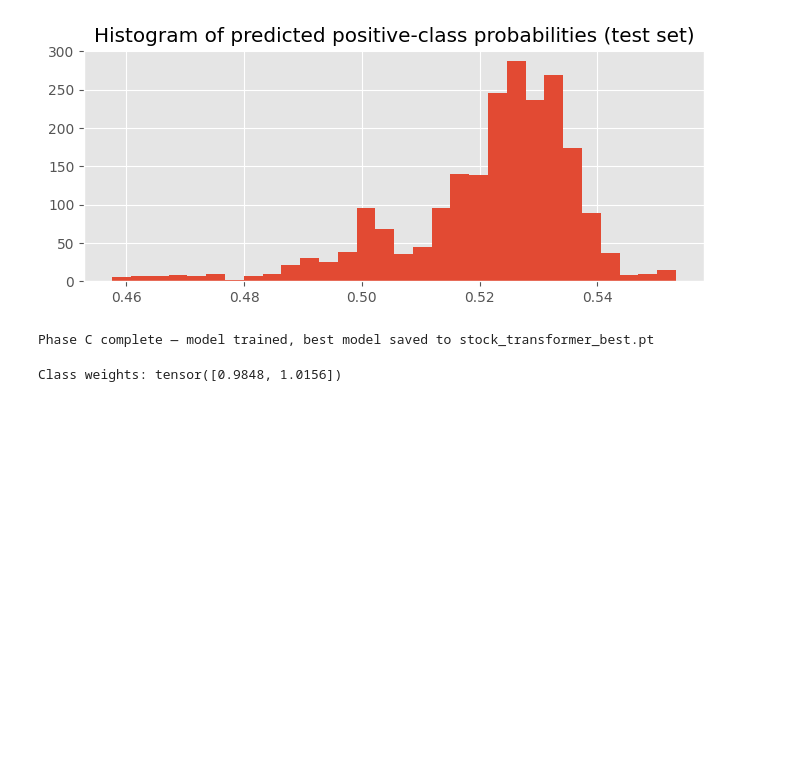
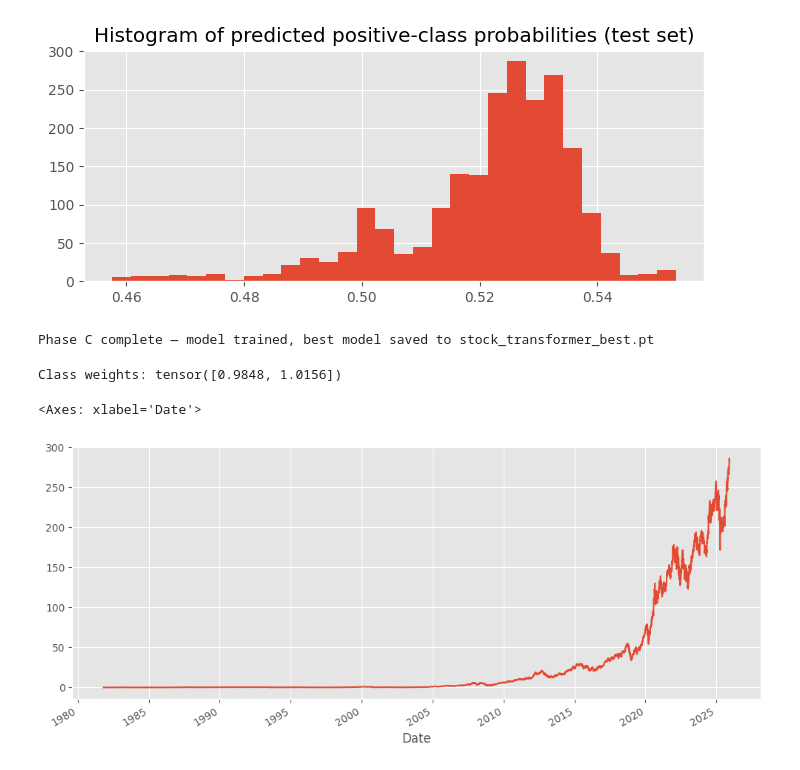
Before and after one commit to etjpk/Winter_Project, a Jupyter notebook: 01_data_explore.ipynb.ipynb, the cells around one changed output. Drawn from its saved outputs; the diff is of its cells as text; code cells hidden in the pictures; blank space fills up the shorter version.

```diff
--- a/01_data_explore.ipynb.ipynb
+++ b/01_data_explore.ipynb.ipynb
@@ -2584,3 +2584,9 @@ class_weights = torch.tensor(class_weights, dtype=torch.float32).to(device)
 print("Class weights:", class_weights)
 # %% [output]
 Class weights: tensor([0.9848, 1.0156])
+# %%
+ts = df['Close']
+ts.plot(figsize=(12,5))
+# %% [output]
+<Axes: xlabel='Date'>
+[figure, added]
```
Also changed, not shown: parts of 23 cells of this notebook, 2 other files.
